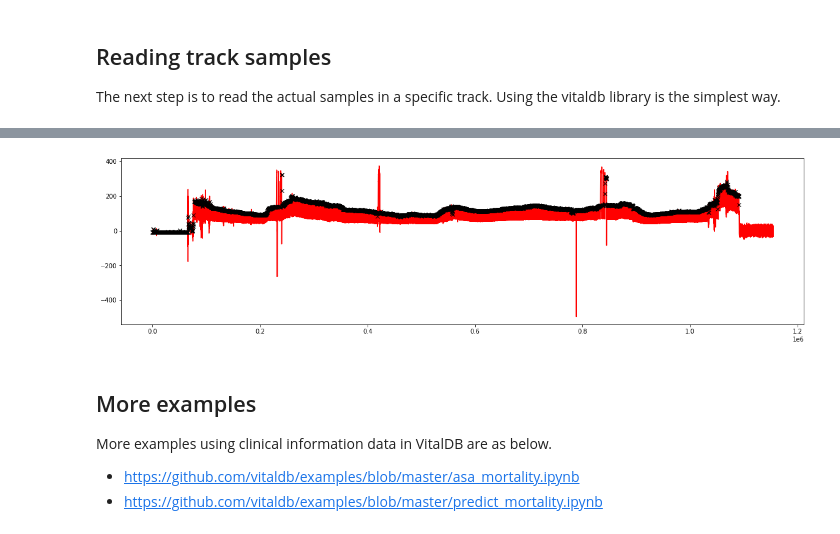
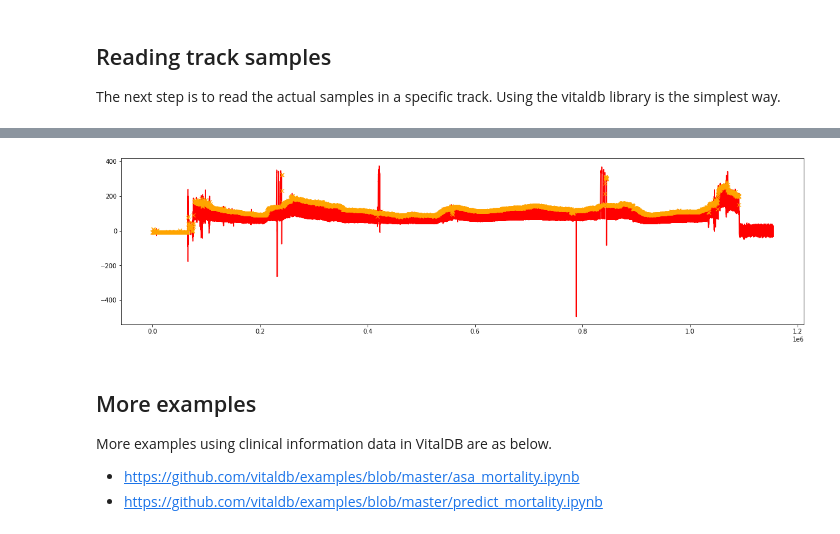
Before and after one commit to vitaldb/examples, a Jupyter notebook: vitaldb_open_dataset.ipynb, the cells around one changed output, grey strips where cells are left out. Drawn from its saved outputs; the diff is of its cells as text; code cells hidden in the pictures.

```diff
--- a/vitaldb_open_dataset.ipynb
+++ b/vitaldb_open_dataset.ipynb
@@ -152,14 +147,14 @@ Successfully installed aiobotocore-2.3.3 aiohttp-3.8.1 aioitertools-0.10.0 aiosi
 # %%
 import vitaldb
 vals = vitaldb.load_case(1, ['SNUADC/ART','Solar8000/ART_SBP'], 1/100)
 
 import matplotlib.pyplot as plt
 plt.figure(figsize=(20, 5))
-plt.plot(vals[:, 0], color='r')
-plt.plot(vals[:, 1], 'kx')
+plt.plot(vals[:, 0], color='red')
+plt.plot(vals[:, 1], color='orange', marker='x')
 plt.show()
 # %% [output]
-[figure, old version]
+[figure, new version]
 # %% [markdown]
 ## More examples
 More examples using clinical information data in VitalDB are as below.
```
Also changed, not shown: parts of 8 cells of this notebook.
